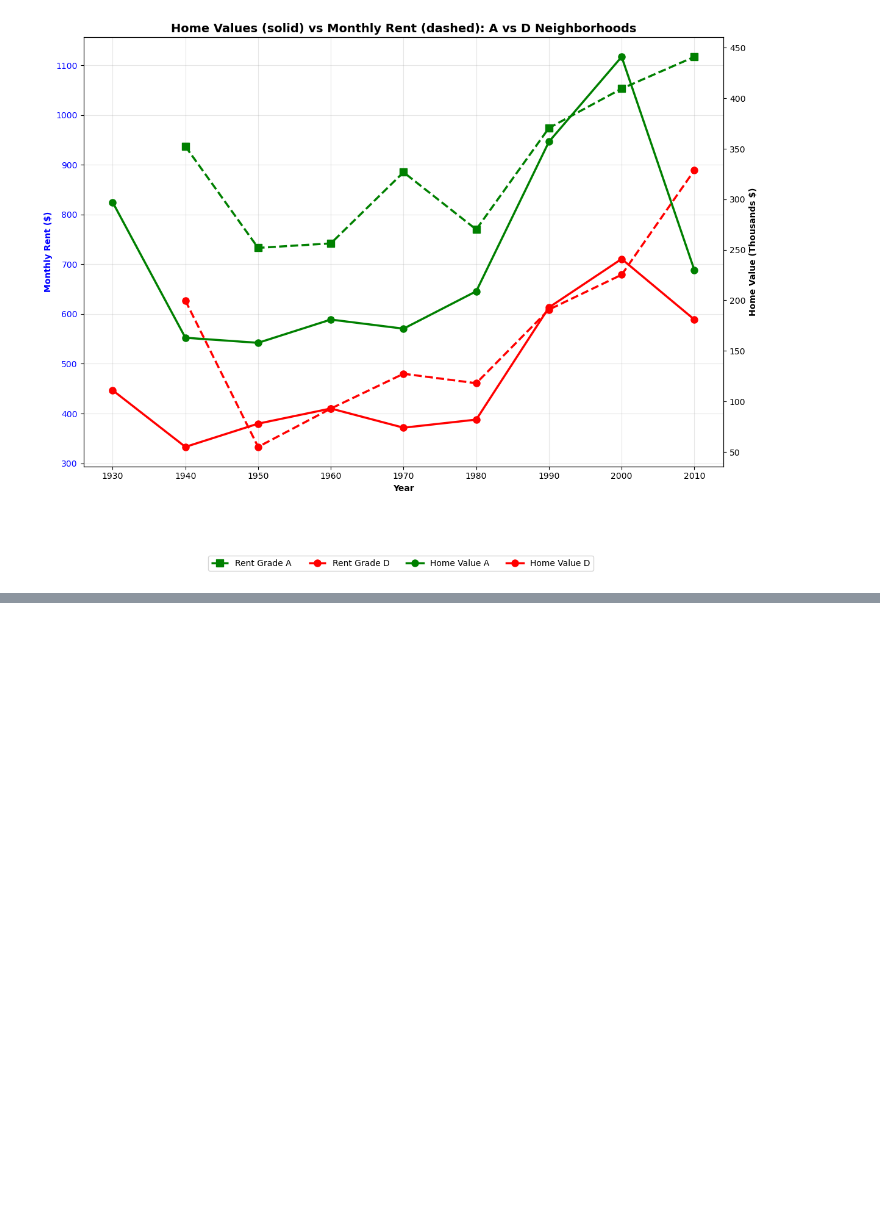
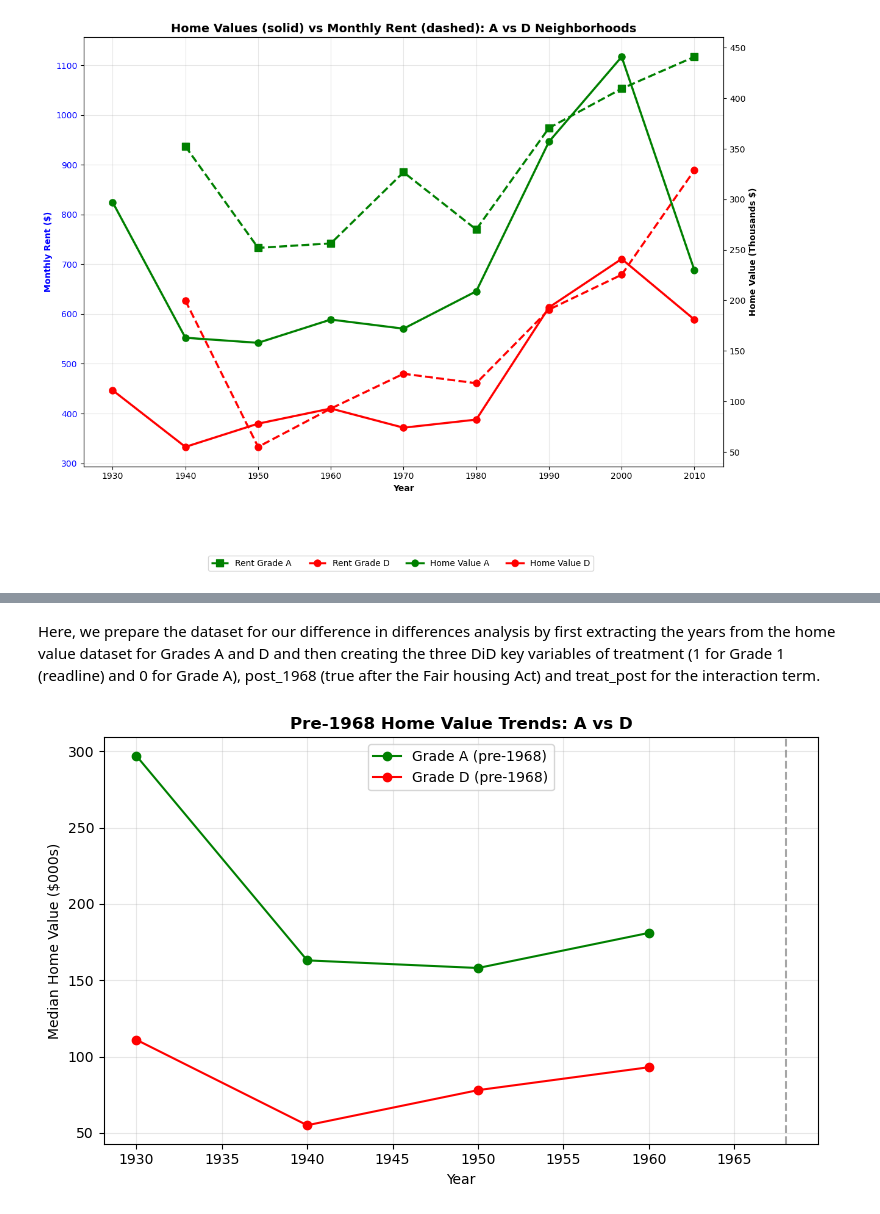
Before and after one commit to UCB-stat-159-f25/final-group10, a Jupyter notebook: analysis/01_holc_timeseries_exploration.ipynb, the cells around one changed output, grey strips where cells are left out. Drawn from its saved outputs; the diff is of its cells as text; code cells hidden in the pictures; blank space fills up the shorter version.

```diff
--- a/analysis/01_holc_timeseries_exploration.ipynb
+++ b/analysis/01_holc_timeseries_exploration.ipynb
@@ -197,0 +188,24 @@ plt.show()
+# %%
+home_did = pd.DataFrame({
+    "year": df_median["observation_date"].dt.year,
+    "A": df_median["A"],
+    "D": df_median["D"]
+})
+
+# Keep the common 1930–2010 years
+home_did = home_did[(home_did["year"] >= 1930) & (home_did["year"] <= 2010)]
+
+# Put into long (A/D stacked) format
+home_long = pd.melt(
+    home_did,
+    id_vars="year",
+    value_vars=["A", "D"],
+    var_name="grade",
+    value_name="home_value"
+)
+
+home_long["treatment"] = (home_long["grade"] == "D").astype(int)
+home_long["post_1968"] = (home_long["year"] >= 1968).astype(int)
+home_long["treat_post"] = home_long["treatment"] * home_long["post_1968"]
+
+home_long.head()
@@ -197,0 +219,22 @@ plt.show()
+# %% [markdown]
+Here, we prepare the dataset for our difference in differences analysis by first extracting the years from the home value dataset for Grades A and D and then creating the three DiD key variables of treatment (1 for Grade 1 (readline) and 0 for Grade A), post_1968 (true after the Fair housing Act) and treat_post for the interaction term.
+# %%
+plt.figure(figsize=(8, 5))
+
+pre = home_did[home_did["year"] < 1968]
+post = home_did[home_did["year"] >= 1968]
+
+plt.plot(pre["year"], pre["A"], 'g-o', label='Grade A (pre-1968)')
+plt.plot(pre["year"], pre["D"], 'r-o', label='Grade D (pre-1968)')
+plt.axvline(1968, color='gray', linestyle='--', alpha=0.7)
+
+plt.title('Pre-1968 Home Value Trends: A vs D', fontweight='bold')
+plt.xlabel('Year')
+plt.ylabel('Median Home Value ($000s)')
+plt.legend()
+plt.grid(True, alpha=0.3)
+plt.tight_layout()
+plt.savefig('../figures/home_values_parallel_check.png', dpi=300, bbox_inches='tight')
+plt.show()
+# %% [output]
+[figure, added]
```
Also changed, not shown: parts of 12 cells of this notebook, 1 other file.
